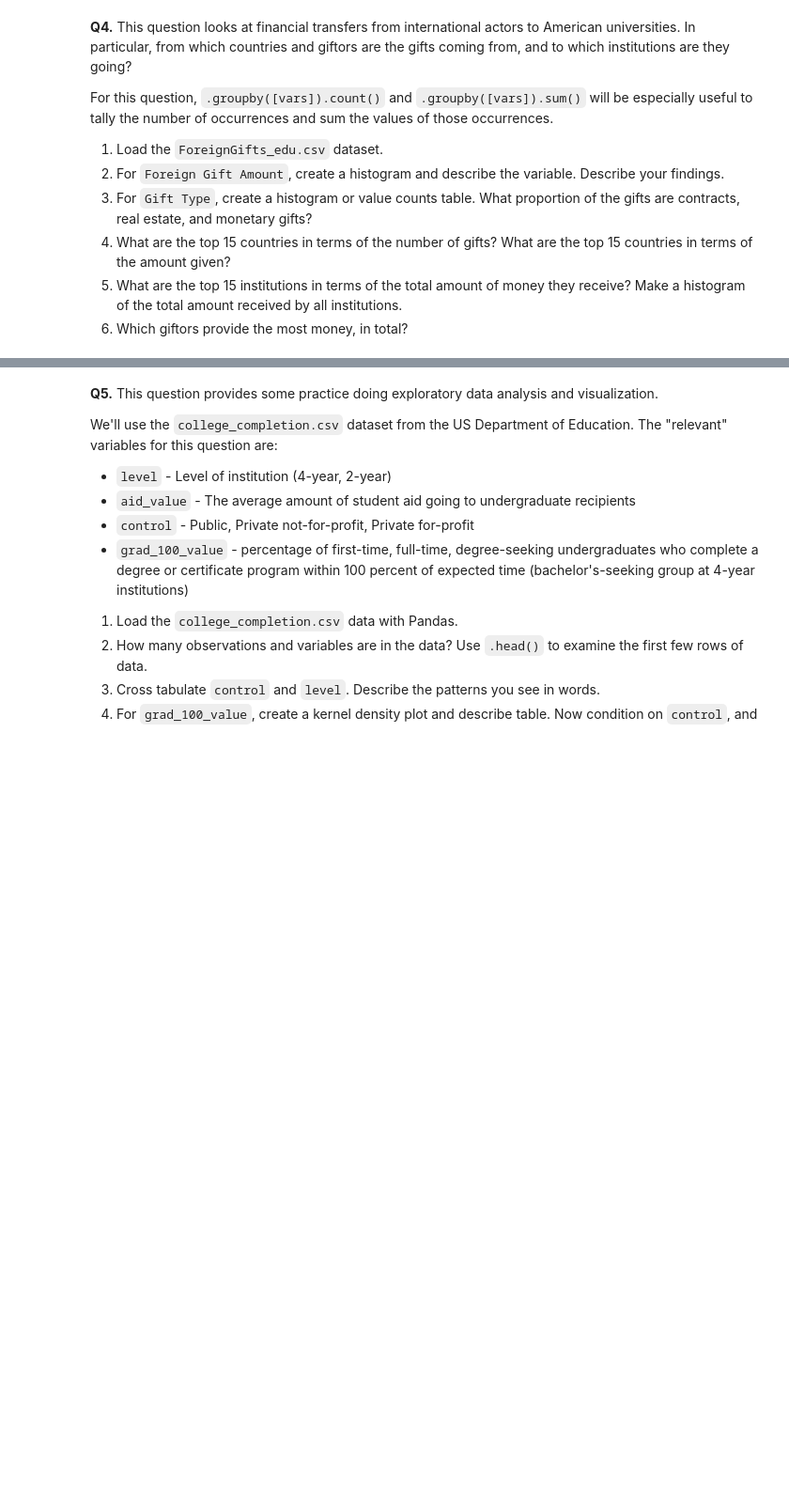
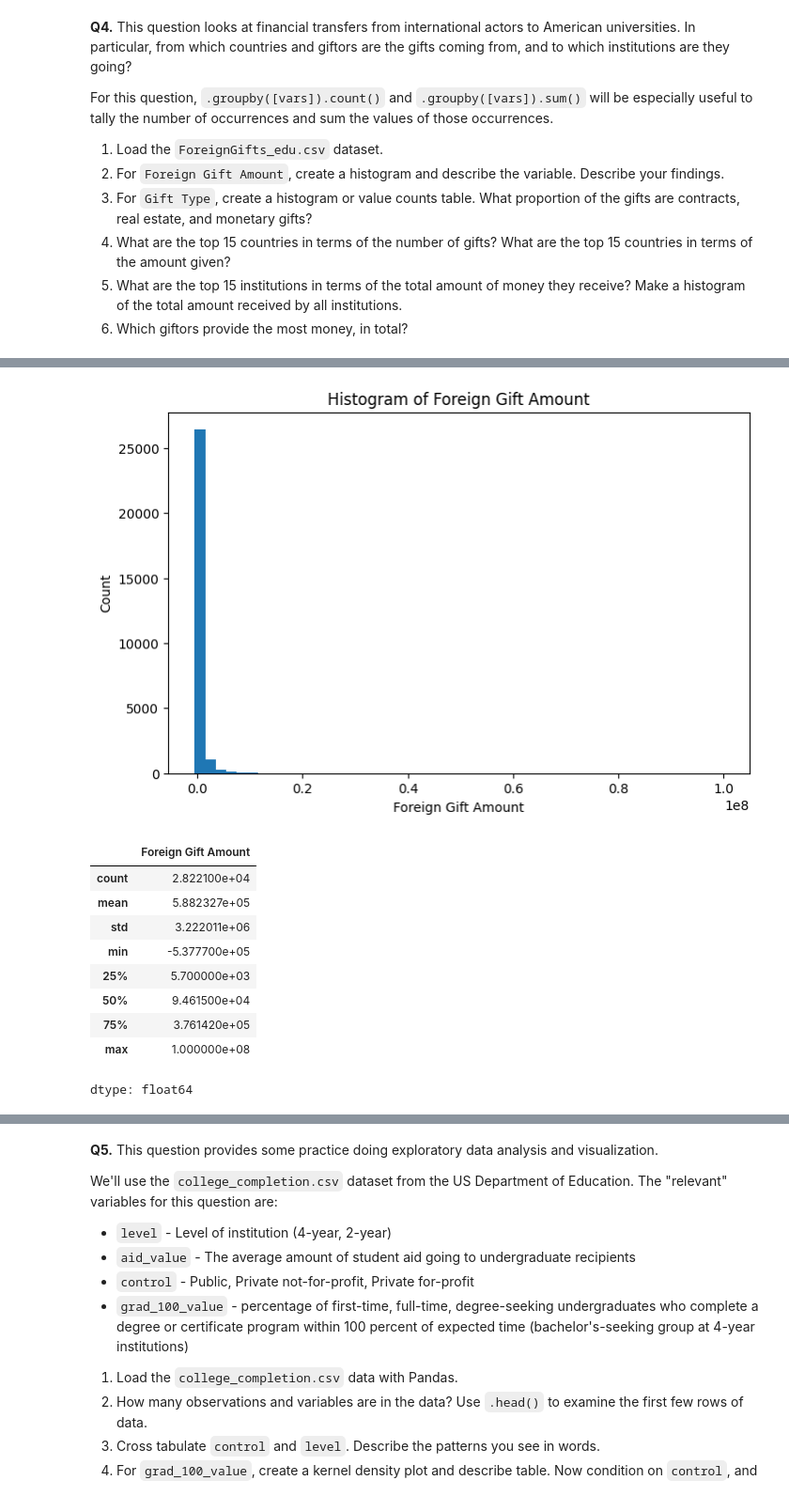
Before and after one commit to haero-lee/undergrad_ml_assignments, a Jupyter notebook: 01_assignment_wrangling_and_eda.ipynb, the cells around one changed output, grey strips where cells are left out. Shown at 94% size. Drawn from its saved outputs; the diff is of its cells as text; code cells hidden in the pictures; blank space fills up the shorter version.

```diff
--- a/01_assignment_wrangling_and_eda.ipynb
+++ b/01_assignment_wrangling_and_eda.ipynb
@@ -303,3 +303,9 @@ For this question, `.groupby([vars]).count()` and `.groupby([vars]).sum()` will
 4. What are the top 15 countries in terms of the number of gifts? What are the top 15 countries in terms of the amount given?
 5. What are the top 15 institutions in terms of the total amount of money they receive? Make a histogram of the total amount received by all institutions.
 6. Which giftors provide the most money, in total?
+# %%
+import pandas as pd
+import matplotlib.pyplot as plt
+
+df = pd.read_csv('/content/data/ForeignGifts_edu.csv', encoding='latin1')
+df.head()
@@ -305,0 +319,21 @@ For this question, `.groupby([vars]).count()` and `.groupby([vars]).sum()` will
+# %%
+plt.figure(figsize=(8,5))
+plt.hist(df["Foreign Gift Amount"], bins=50)
+plt.xlabel("Foreign Gift Amount")
+plt.ylabel("Count")
+plt.title("Histogram of Foreign Gift Amount")
+plt.show()
+
+df["Foreign Gift Amount"].describe()
+# %% [output]
+[figure, added]
+|  | Foreign Gift Amount |
+| count | 2.822100e+04 |
+| mean | 5.882327e+05 |
+| std | 3.222011e+06 |
+| min | -5.377700e+05 |
+| 25% | 5.700000e+03 |
+| 50% | 9.461500e+04 |
+| 75% | 3.761420e+05 |
+| max | 1.000000e+08 |
+dtype: float64
```
Also changed, not shown: parts of 8 cells of this notebook.
